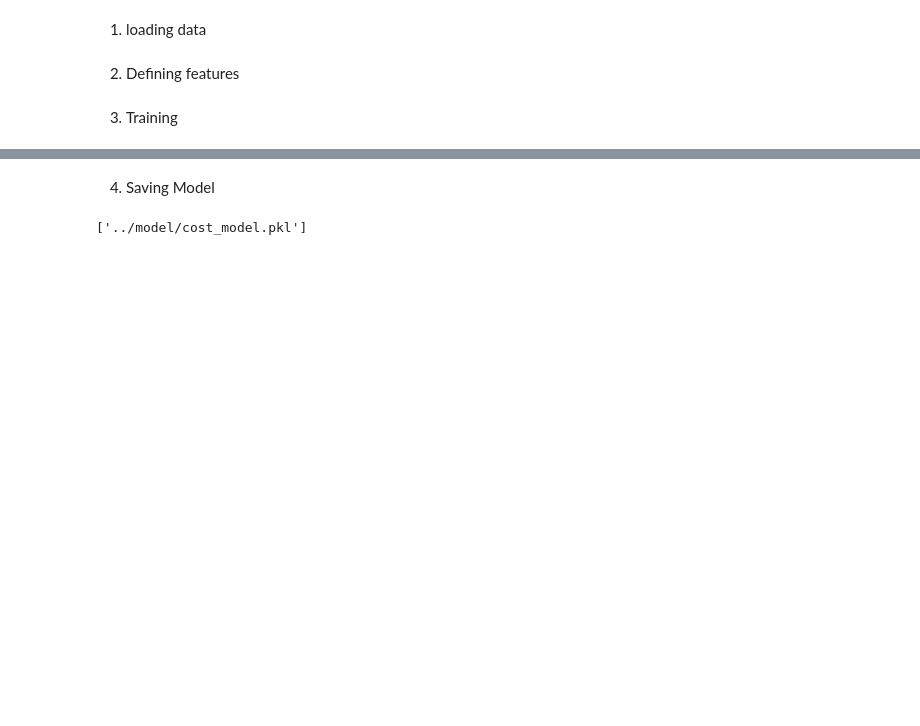
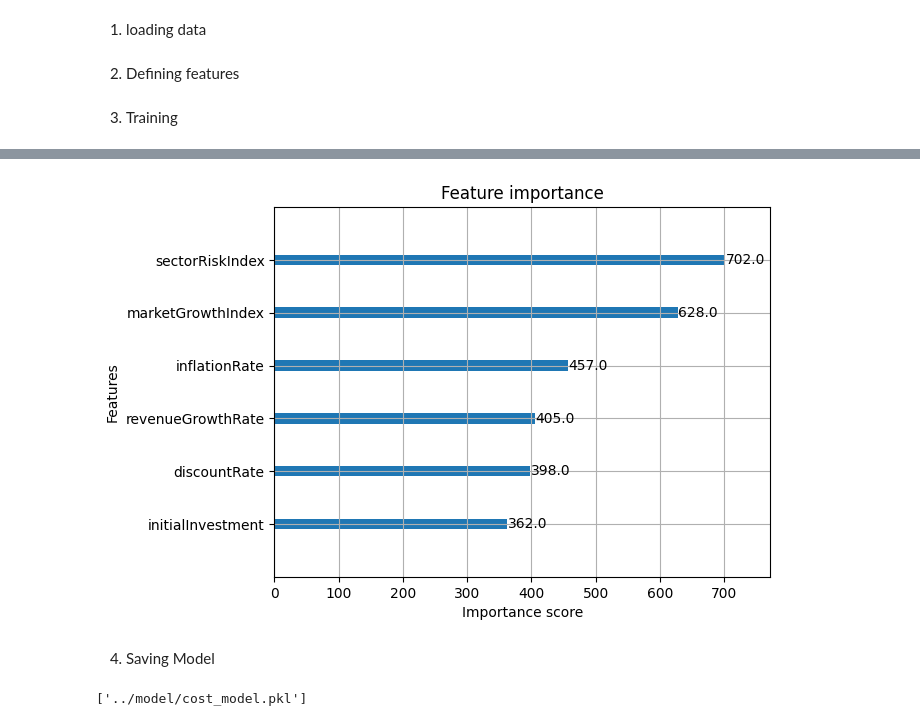
Before and after one commit to Deeps-444/Capital_Budgeting, a Jupyter notebook: machine_learning/train_model/train_cost_model.ipynb, the cells around one changed output, grey strips where cells are left out. Saved outputs shown, nothing was run; the diff lists cells and outputs as text; code cells hidden in the pictures; blank space fills up the shorter version.

```diff
--- a/machine_learning/train_model/train_cost_model.ipynb
+++ b/machine_learning/train_model/train_cost_model.ipynb
@@ -44,3 +119,8 @@ R2 Score: 0.9168281719135651
+# %%
+xgb.plot_importance(model)
+plt.show()
+# %% [output]
+[figure, added]
 # %% [markdown]
 4. Saving Model
 # %%
```
Also changed, not shown: parts of 8 cells of this notebook, 23 other files.
